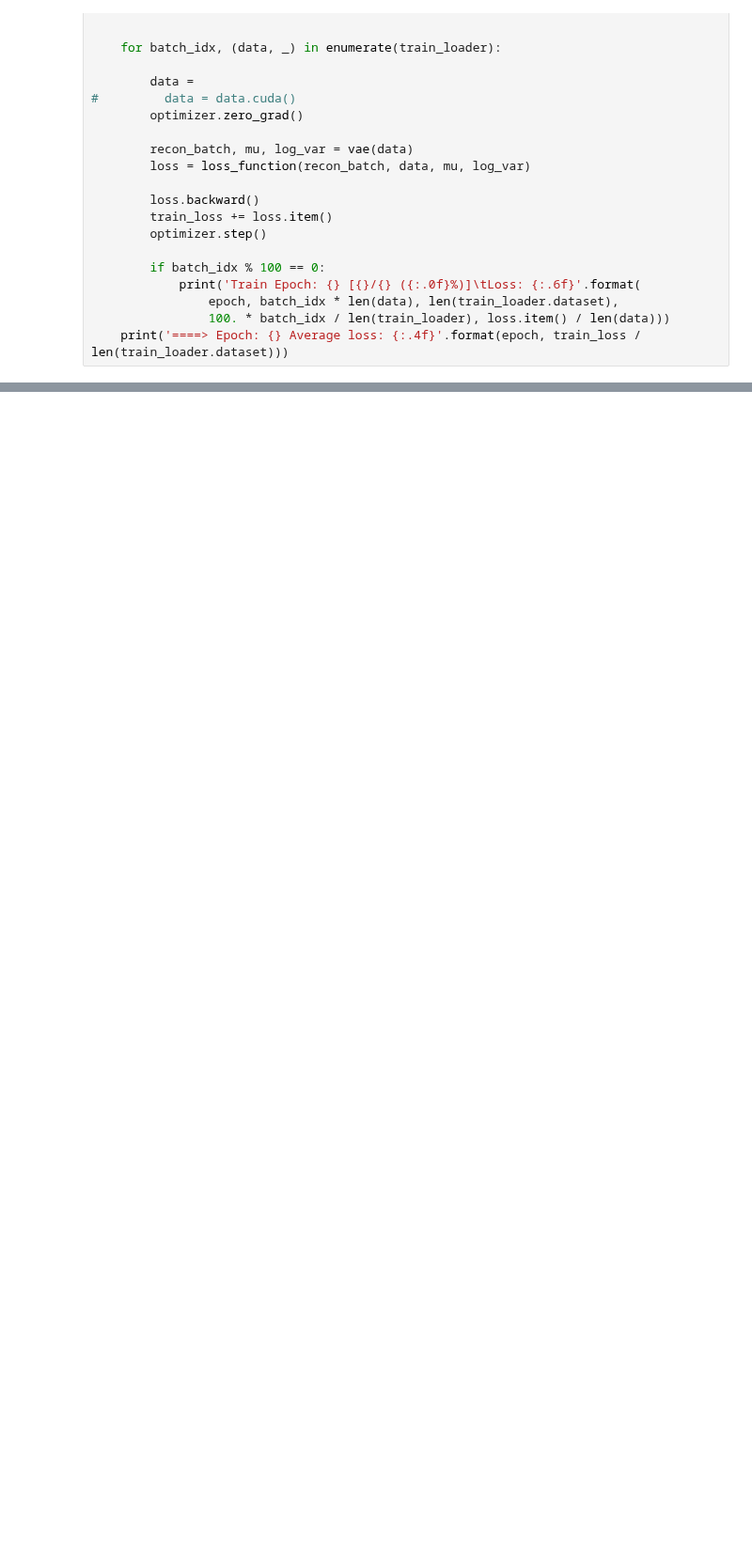
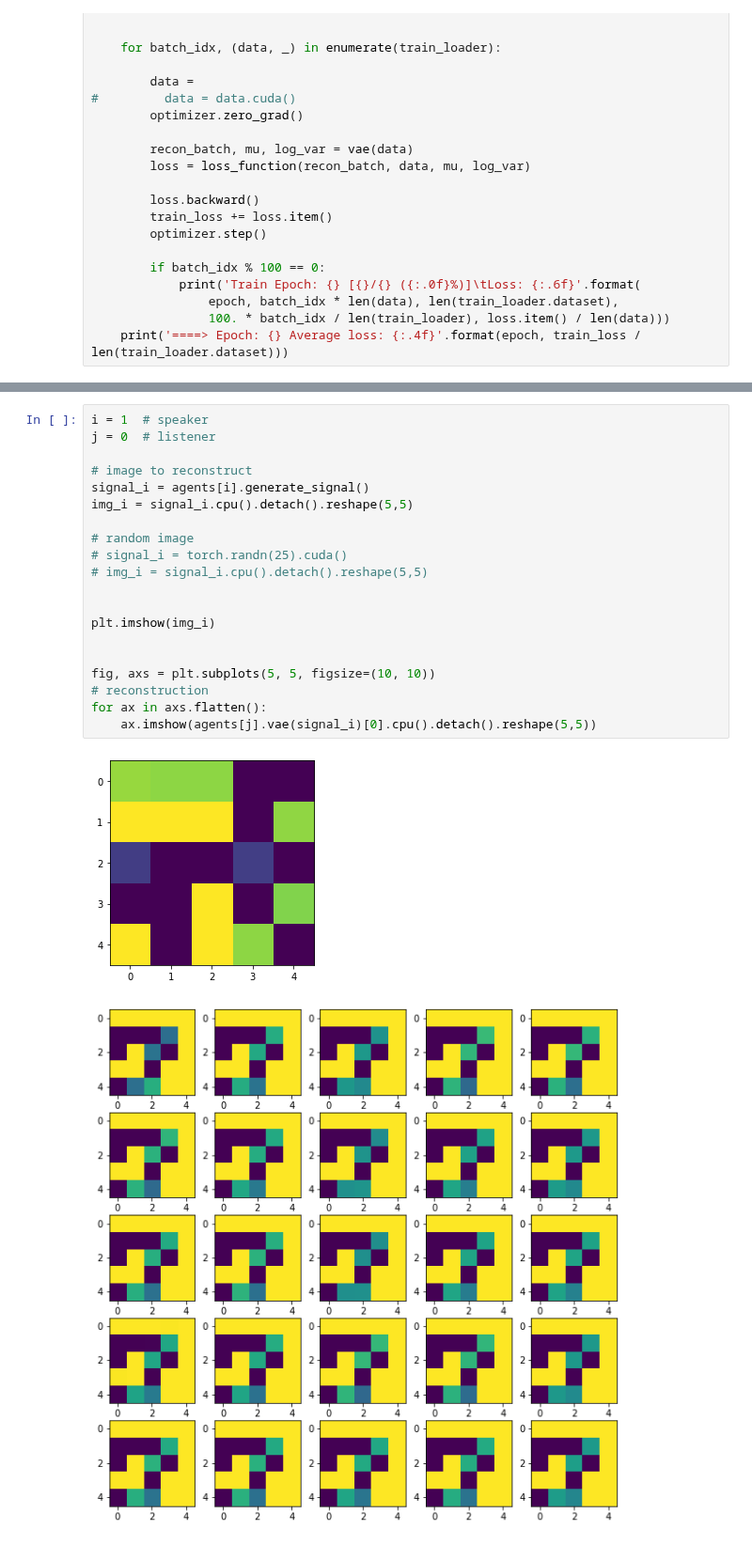
Before and after one commit to heysoos/pytorch-mnist-VAE, a Jupyter notebook: pytorch-mnist-VAE_agents.ipynb, the cells around one changed output, grey strips where cells are left out. Shown at 94% size. Saved outputs shown, nothing was run; the diff lists cells and outputs as text; blank space fills up the shorter version.

```diff
--- a/pytorch-mnist-VAE_agents.ipynb
+++ b/pytorch-mnist-VAE_agents.ipynb
@@ -242,0 +282,23 @@ with torch.no_grad():
+# %%
+i = 1  # speaker
+j = 0  # listener
+
+# image to reconstruct
+signal_i = agents[i].generate_signal()
+img_i = signal_i.cpu().detach().reshape(5,5)
+
+# random image
+# signal_i = torch.randn(25).cuda()
+# img_i = signal_i.cpu().detach().reshape(5,5)
+
+
+plt.imshow(img_i)
+
+
+fig, axs = plt.subplots(5, 5, figsize=(10, 10))
+# reconstruction
+for ax in axs.flatten():
+    ax.imshow(agents[j].vae(signal_i)[0].cpu().detach().reshape(5,5))
+# %% [output]
+[figure, added]
+[figure, added]
```
Also changed, not shown: parts of 28 cells of this notebook.
